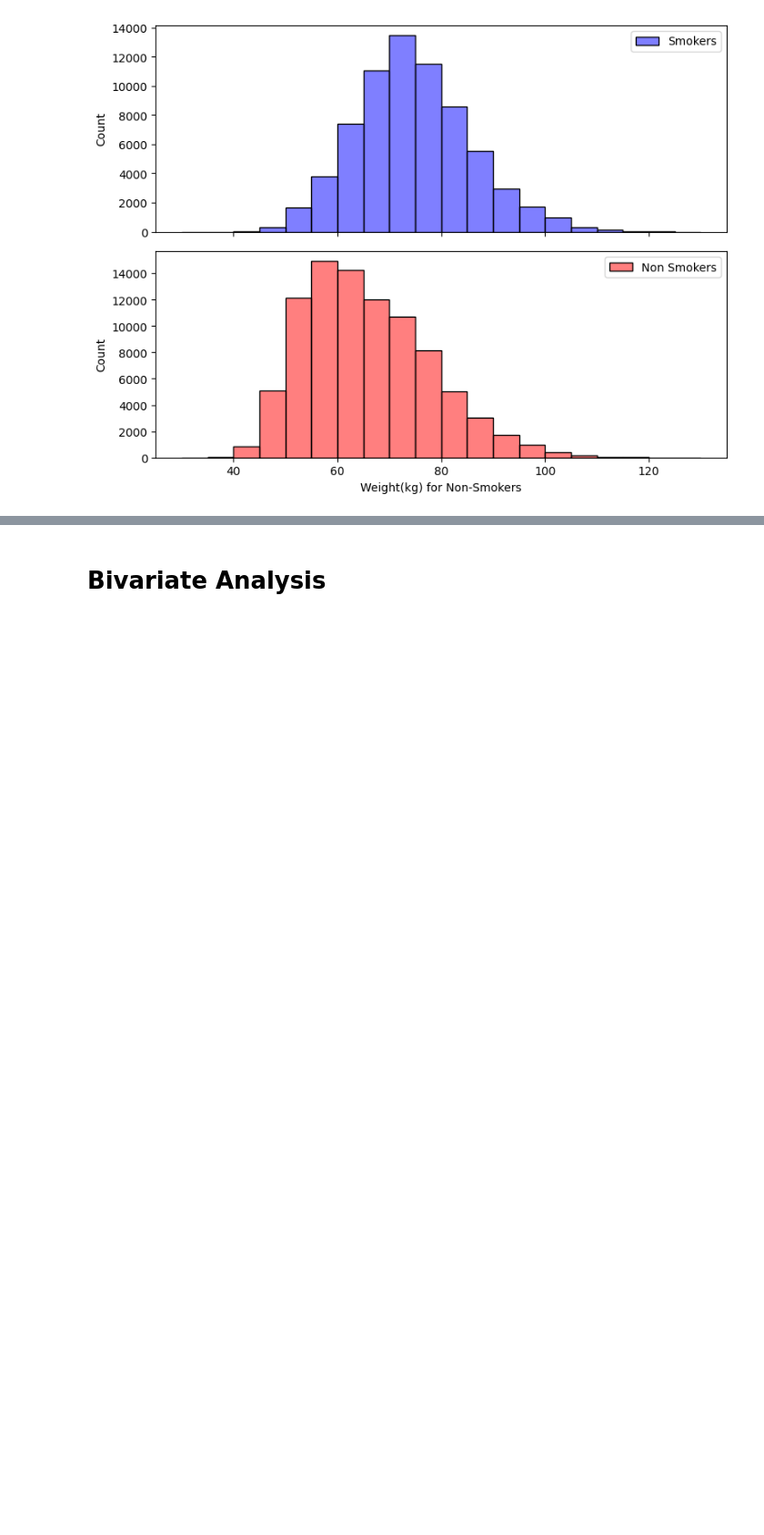
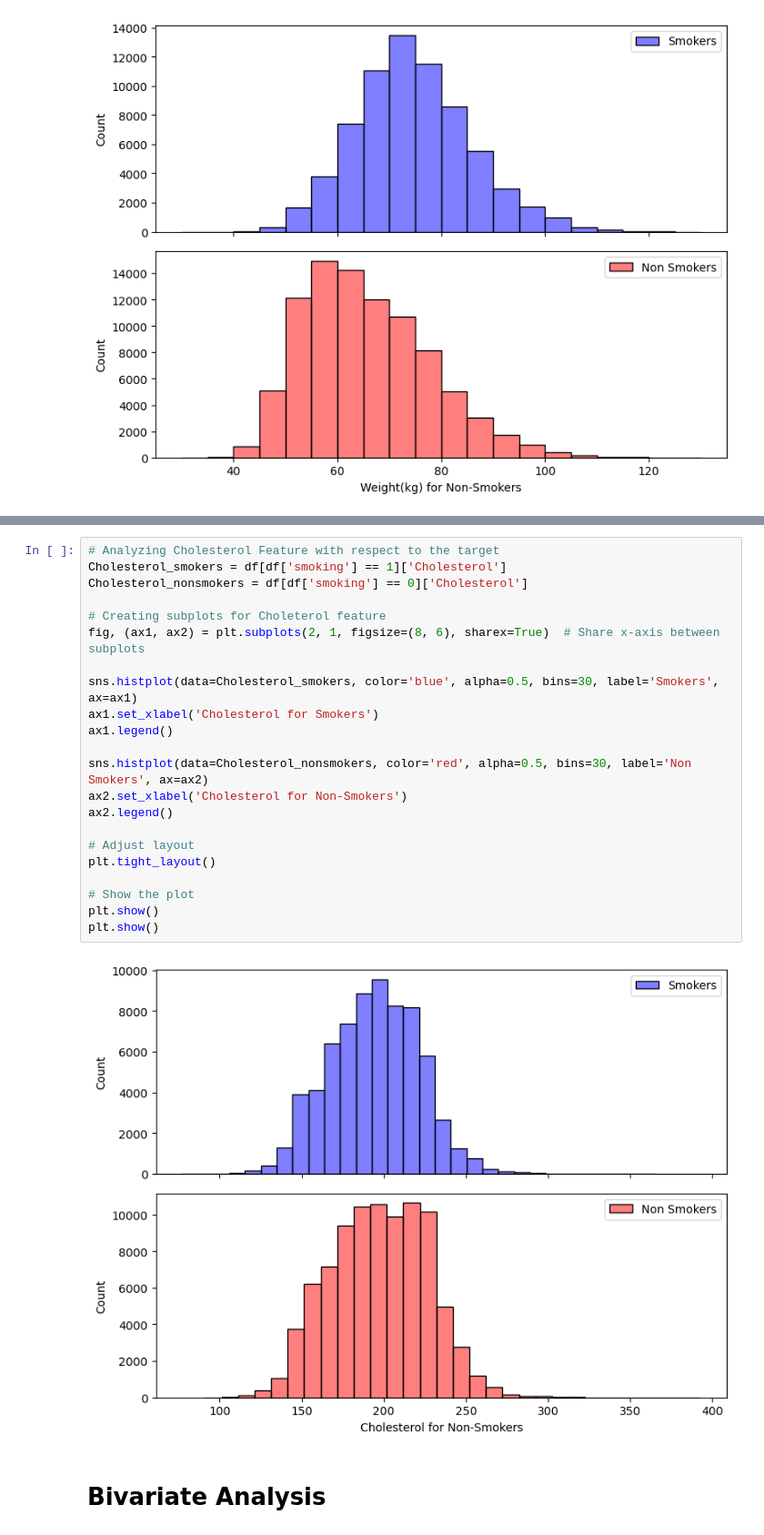
Before and after one commit to ahmedoy/SmokingData-Classification, a Jupyter notebook: data_analysis.ipynb, the cells around one changed output, grey strips where cells are left out. Shown at 91% size. Drawn from its saved outputs; the diff is of its cells as text; blank space fills up the shorter version.

```diff
--- a/data_analysis.ipynb
+++ b/data_analysis.ipynb
@@ -889,3 +944,27 @@ Average Weight for Non-Smokers: 63.24 kg
+# %%
+# Analyzing Cholesterol Feature with respect to the target
+Cholesterol_smokers = df[df['smoking'] == 1]['Cholesterol']
+Cholesterol_nonsmokers = df[df['smoking'] == 0]['Cholesterol']
+
+# Creating subplots for Choleterol feature
+fig, (ax1, ax2) = plt.subplots(2, 1, figsize=(8, 6), sharex=True)  # Share x-axis between subplots
+
+sns.histplot(data=Cholesterol_smokers, color='blue', alpha=0.5, bins=30, label='Smokers', ax=ax1)
+ax1.set_xlabel('Cholesterol for Smokers')
+ax1.legend()
+
+sns.histplot(data=Cholesterol_nonsmokers, color='red', alpha=0.5, bins=30, label='Non Smokers', ax=ax2)
+ax2.set_xlabel('Cholesterol for Non-Smokers')
+ax2.legend()
+
+# Adjust layout
+plt.tight_layout()
+
+# Show the plot
+plt.show()
+plt.show()
+# %% [output]
+[figure, added]
 # %% [markdown]
 <h1>Bivariate Analysis</h1>
 # %%
```
Also changed, not shown: parts of 10 cells of this notebook.
